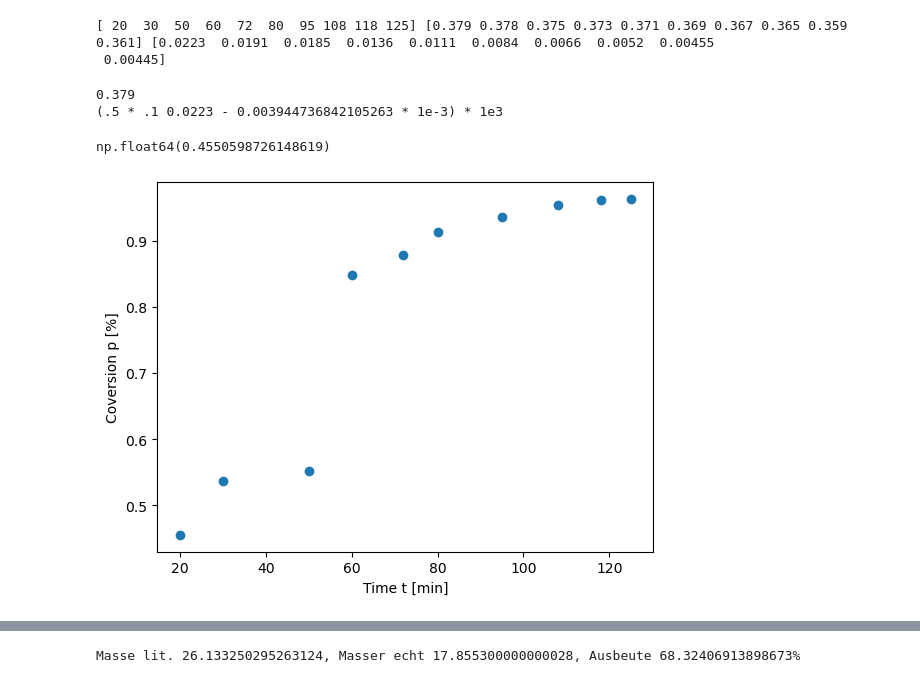
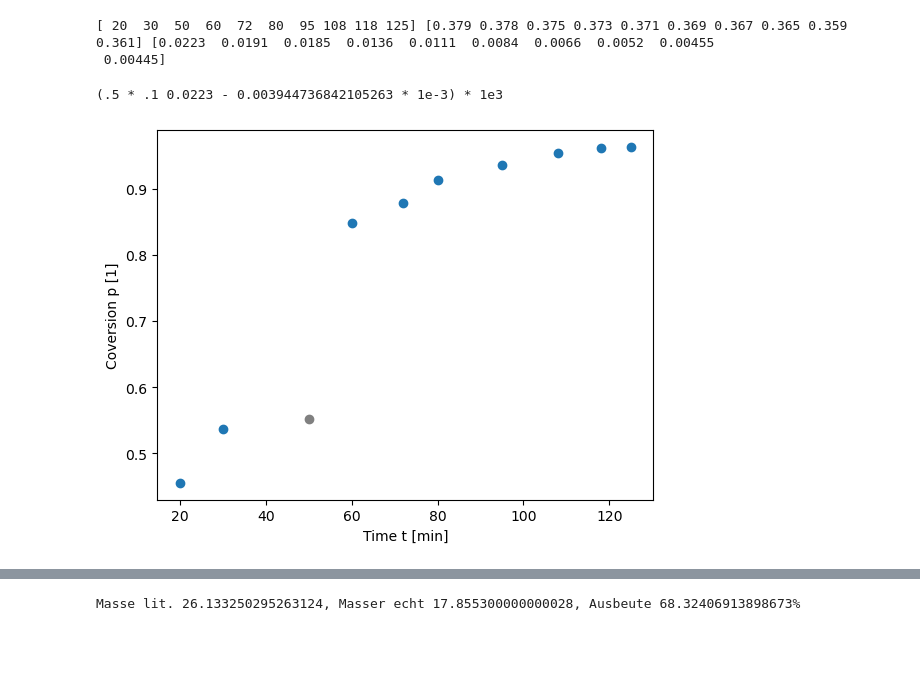
Before and after one commit to Rankenstein678/Makro, a Jupyter notebook: AMC2/AMC2.ipynb, the cells around one changed output, grey strips where cells are left out. Drawn from its saved outputs; the diff is of its cells as text; code cells hidden in the pictures; blank space fills up the shorter version.

```diff
--- a/AMC2/AMC2.ipynb
+++ b/AMC2/AMC2.ipynb
@@ -26,38 +26,38 @@ print(t,V_ges,V_naoh)
 # %%
 fig,ax = plt.subplots()
 
 
 n_Kat = 1.499e-3
 c_Kat = n_Kat/380e-3
-print(V_ges[0])
 
 #Errechnen der Stoffmengen an Säure in je 1 und 2 ml unter Berücksichtugung der Menge des Katalysators
 c_1ml = .5 * 0.01 * V_naoh[0:3]-c_Kat*1e-3 # mol/ml
 c_2ml = .5*0.01 * V_naoh[3:] -c_Kat*2e-3# mol/2ml
 
 # Wandle um in korrekte Einheit
 c_1 = c_1ml*1e3
 c_2 = c_2ml/2 *1e3
 
 # Generieren der Gesamtliste und berechnung der Ursprungskonzentration
 c_COOH = np.concat([c_1,c_2])
 c_0 = 75.0009e-3 / 380e-3
 
 
+
 print(f"(.5 * .1 {V_naoh[0]} - {c_Kat} * 1e-3) * 1e3")
 
 # Umsatzberechnung
 p = (c_0-c_COOH)/c_0
 
-ax.scatter(t,p)
+ax.scatter(np.delete(t,2),np.delete(p,2))
+ax.scatter(t[2],p[2],c="grey")
 ax.set_xlabel("Time t [min]")
-ax.set_ylabel("Coversion p [%]")
+ax.set_ylabel("Coversion p [1]")
 p[0]
+fig.savefig("pt.eps")
 # %% [output]
-0.379
 (.5 * .1 0.0223 - 0.003944736842105263 * 1e-3) * 1e3
-np.float64(0.4550598726148619)
-[figure, old version]
+[figure, new version]
 # %%
 fig,ax = plt.subplots(figsize=(8,6))
 
```
Also changed, not shown: parts of 3 cells of this notebook, 4 other files.
